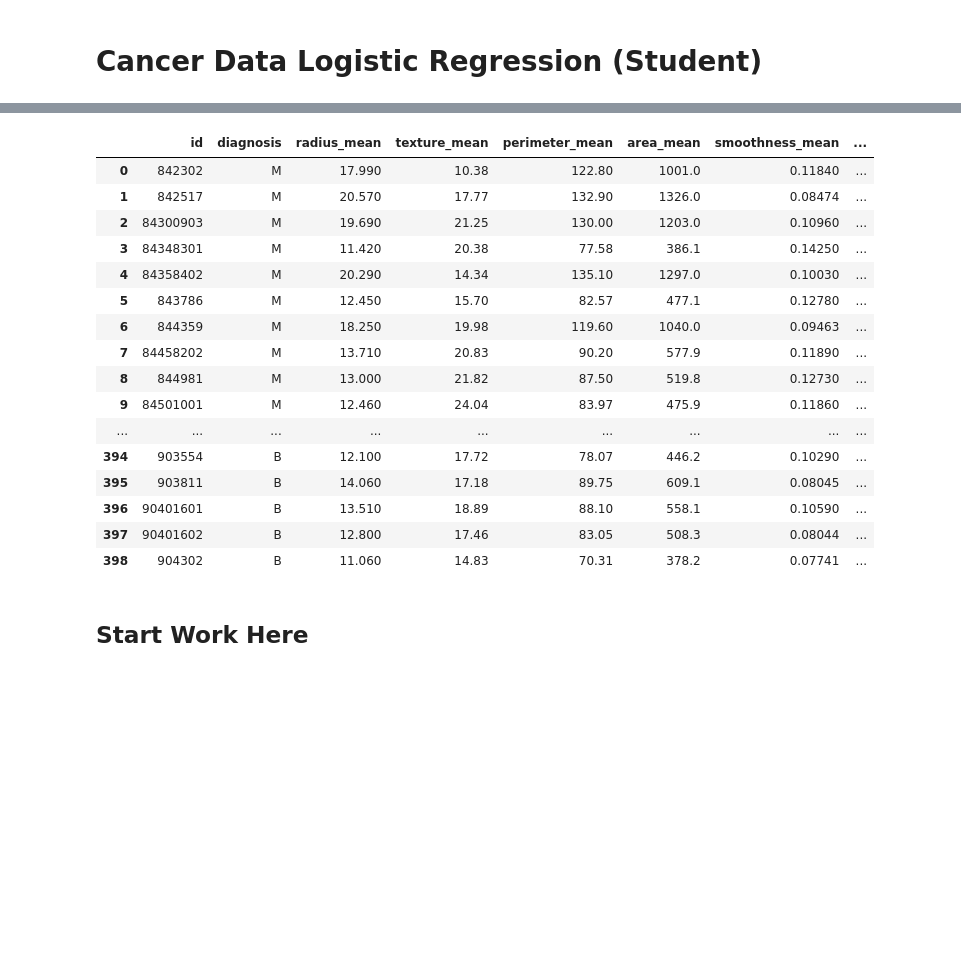
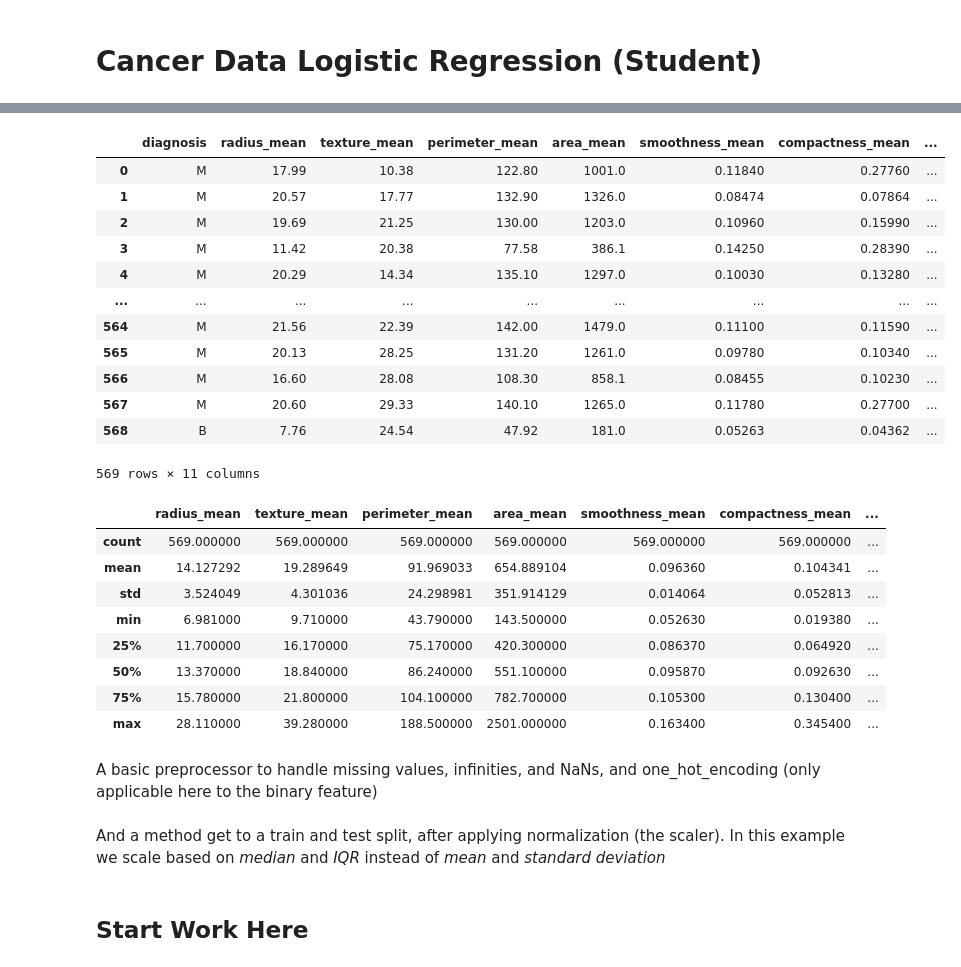
Before and after one commit to paderevski/ML-curriculum, a Jupyter notebook: notebooks/05-classification/Cancer_Logistic_Student.ipynb, the cells around one changed output, grey strips where cells are left out. Drawn from its saved outputs; the diff is of its cells as text; code cells hidden in the pictures; blank space fills up the shorter version.

```diff
--- a/notebooks/05-classification/Cancer_Logistic_Student.ipynb
+++ b/notebooks/05-classification/Cancer_Logistic_Student.ipynb
@@ -33,4 +33,4 @@ filepath = os.path.join(data_root, filename)
 url  = "https://aet-cs.github.io/white/ML/data/Cancer_Data_Cleaned.csv"
 
 # use url or filepath
-df = pd.read_csv(filepath)
+df = pd.read_csv(url)
@@ -37,7 +60,7 @@ df = pd.read_csv(filepath)
 # %%
 def get_data(filename):
     df = pd.read_csv(filename)
-    df.drop(['radius_se', 'texture_se', 'perimeter_se', 'area_se', 'smoothness_se',
+    df.drop(['id', 'radius_se', 'texture_se', 'perimeter_se', 'area_se', 'smoothness_se',
        'compactness_se', 'concavity_se', 'concave points_se', 'symmetry_se',
        'fractal_dimension_se', 'radius_worst', 'texture_worst',
        'perimeter_worst', 'area_worst', 'smoothness_worst',
@@ -67,23 +70,34 @@ df.drop(['radius_se', 'texture_se', 'perimeter_se', 'area_se', 'smoothness_se',
 # %%
+df = get_data(url)
 df
 # %% [output]
-|  | id | diagnosis | radius_mean | texture_mean | perimeter_mean | area_mean | smoothness_mean | ... |
-| 0 | 842302 | M | 17.990 | 10.38 | 122.80 | 1001.0 | 0.11840 | ... |
-| 1 | 842517 | M | 20.570 | 17.77 | 132.90 | 1326.0 | 0.08474 | ... |
-| 2 | 84300903 | M | 19.690 | 21.25 | 130.00 | 1203.0 | 0.10960 | ... |
-| 3 | 84348301 | M | 11.420 | 20.38 | 77.58 | 386.1 | 0.14250 | ... |
-| 4 | 84358402 | M | 20.290 | 14.34 | 135.10 | 1297.0 | 0.10030 | ... |
-| 5 | 843786 | M | 12.450 | 15.70 | 82.57 | 477.1 | 0.12780 | ... |
-| 6 | 844359 | M | 18.250 | 19.98 | 119.60 | 1040.0 | 0.09463 | ... |
-| 7 | 84458202 | M | 13.710 | 20.83 | 90.20 | 577.9 | 0.11890 | ... |
-| 8 | 844981 | M | 13.000 | 21.82 | 87.50 | 519.8 | 0.12730 | ... |
-| 9 | 84501001 | M | 12.460 | 24.04 | 83.97 | 475.9 | 0.11860 | ... |
+|  | diagnosis | radius_mean | texture_mean | perimeter_mean | area_mean | smoothness_mean | compactness_mean | ... |
+| 0 | M | 17.99 | 10.38 | 122.80 | 1001.0 | 0.11840 | 0.27760 | ... |
+| 1 | M | 20.57 | 17.77 | 132.90 | 1326.0 | 0.08474 | 0.07864 | ... |
+| 2 | M | 19.69 | 21.25 | 130.00 | 1203.0 | 0.10960 | 0.15990 | ... |
+| 3 | M | 11.42 | 20.38 | 77.58 | 386.1 | 0.14250 | 0.28390 | ... |
+| 4 | M | 20.29 | 14.34 | 135.10 | 1297.0 | 0.10030 | 0.13280 | ... |
 | ... | ... | ... | ... | ... | ... | ... | ... | ... |
-| 394 | 903554 | B | 12.100 | 17.72 | 78.07 | 446.2 | 0.10290 | ... |
-| 395 | 903811 | B | 14.060 | 17.18 | 89.75 | 609.1 | 0.08045 | ... |
-| 396 | 90401601 | B | 13.510 | 18.89 | 88.10 | 558.1 | 0.10590 | ... |
-| 397 | 90401602 | B | 12.800 | 17.46 | 83.05 | 508.3 | 0.08044 | ... |
-| 398 | 904302 | B | 11.060 | 14.83 | 70.31 | 378.2 | 0.07741 | ... |
+| 564 | M | 21.56 | 22.39 | 142.00 | 1479.0 | 0.11100 | 0.11590 | ... |
+| 565 | M | 20.13 | 28.25 | 131.20 | 1261.0 | 0.09780 | 0.10340 | ... |
+| 566 | M | 16.60 | 28.08 | 108.30 | 858.1 | 0.08455 | 0.10230 | ... |
+| 567 | M | 20.60 | 29.33 | 140.10 | 1265.0 | 0.11780 | 0.27700 | ... |
+| 568 | B | 7.76 | 24.54 | 47.92 | 181.0 | 0.05263 | 0.04362 | ... |
+569 rows × 11 columns
+# %%
+df.describe()
+# %% [output]
+|  | radius_mean | texture_mean | perimeter_mean | area_mean | smoothness_mean | compactness_mean | ... |
+| count | 569.000000 | 569.000000 | 569.000000 | 569.000000 | 569.000000 | 569.000000 | ... |
+| mean | 14.127292 | 19.289649 | 91.969033 | 654.889104 | 0.096360 | 0.104341 | ... |
+| std | 3.524049 | 4.301036 | 24.298981 | 351.914129 | 0.014064 | 0.052813 | ... |
+| min | 6.981000 | 9.710000 | 43.790000 | 143.500000 | 0.052630 | 0.019380 | ... |
+| 25% | 11.700000 | 16.170000 | 75.170000 | 420.300000 | 0.086370 | 0.064920 | ... |
+| 50% | 13.370000 | 18.840000 | 86.240000 | 551.100000 | 0.095870 | 0.092630 | ... |
+| 75% | 15.780000 | 21.800000 | 104.100000 | 782.700000 | 0.105300 | 0.130400 | ... |
+| max | 28.110000 | 39.280000 | 188.500000 | 2501.000000 | 0.163400 | 0.345400 | ... |
+# %% [markdown]
+A basic preprocessor to handle missing values, infinities, and NaNs, and one_hot_encoding (only applicable here to the binary feature)
 # %%
 def pre_process_data(df, one_hot_encode = False):
     # Use sklearn Imputers to fill in the categorical and numerical columns
@@ -106,6 +120,8 @@ def pre_process_data(df, one_hot_encode = False):
         df[cat_cols]= O_encoder.fit_transform(df[cat_cols])
 
     return df
+# %% [markdown]
+And a method get to a train and test split, after applying normalization (the scaler). In this example we scale based on *median* and *IQR* instead of *mean* and *standard deviation*
 # %%
 def get_test_train(df, test_size = 0.2, random_state = True):
     target = "diagnosis"
```
Also changed, not shown: parts of 18 cells of this notebook, 2 other files.
